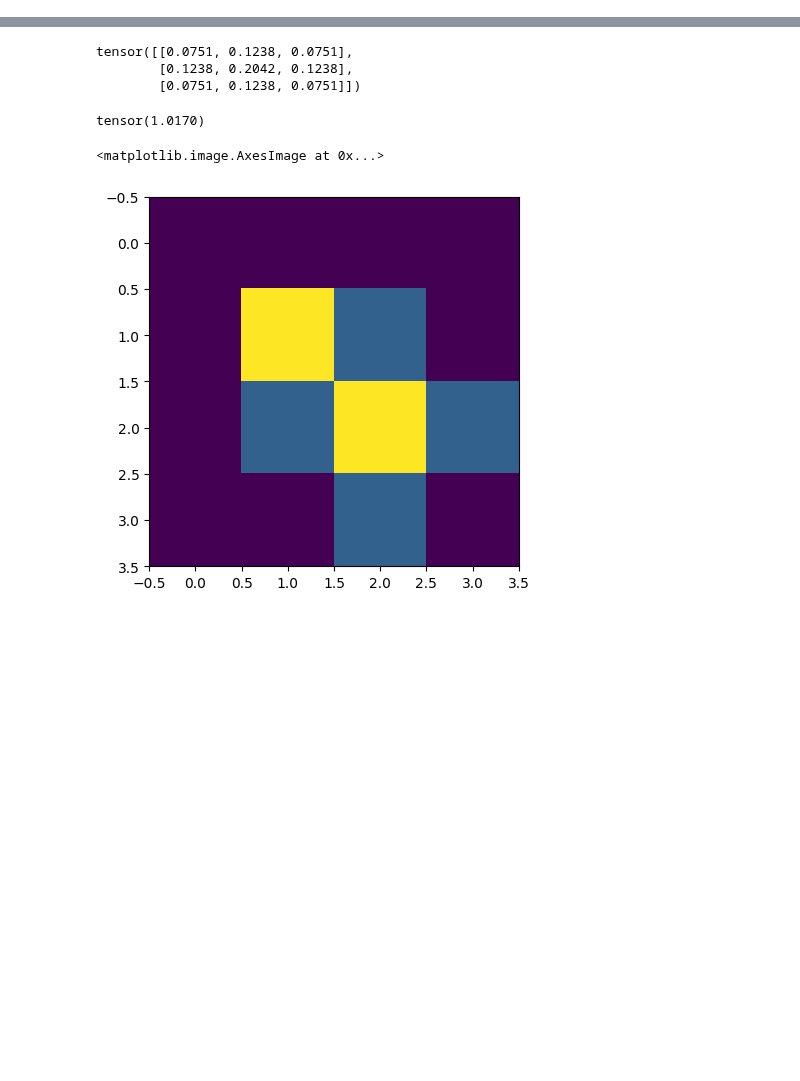
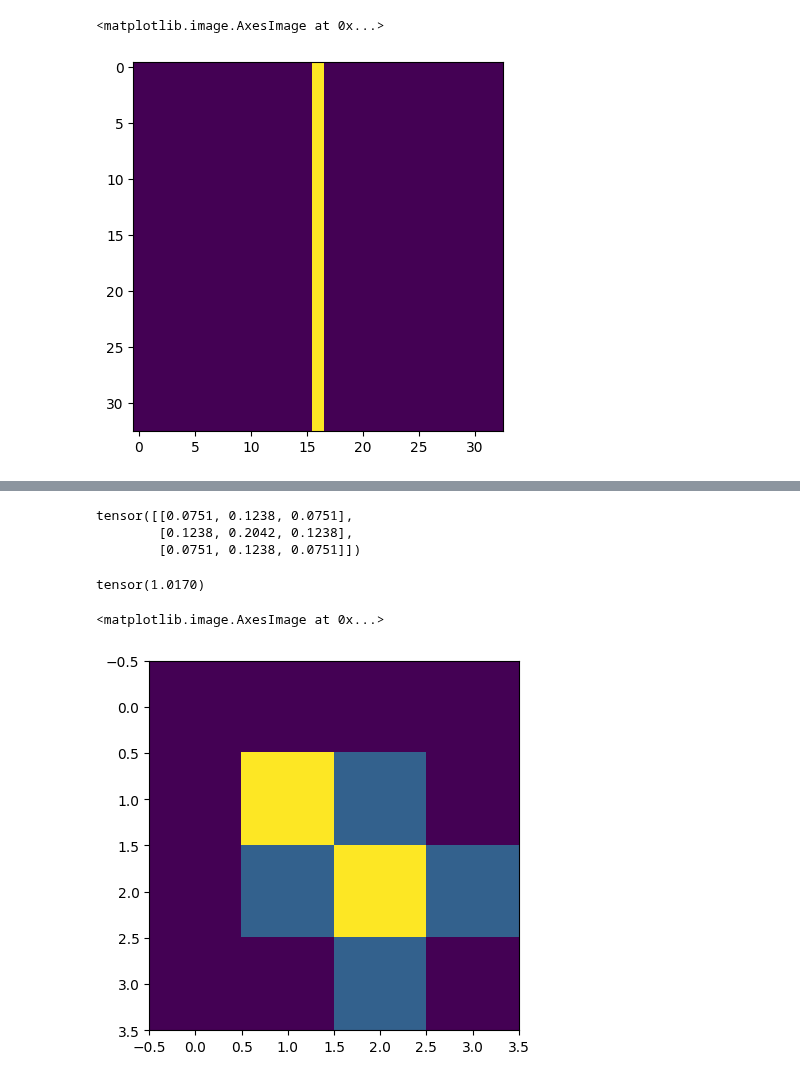
Before and after one commit to DavidRuhe/rail1, a Jupyter notebook: src/eqvit/notebooks/patch.ipynb, the cells around one changed output, grey strips where cells are left out. Saved outputs shown, nothing was run; the diff lists cells and outputs as text; code cells hidden in the pictures; blank space fills up the shorter version.

```diff
--- a/src/eqvit/notebooks/patch.ipynb
+++ b/src/eqvit/notebooks/patch.ipynb
@@ -16,16 +16,19 @@ plt.imshow(patch)
 # %%
 
-# # padding = math.ceil(patch.shape[0] * (math.sqrt(2) - 1) / 2)
-# # patch = torch.nn.functional.pad(patch, (padding, padding, padding, padding))
+# padding = math.ceil(patch.shape[0] * (math.sqrt(2) - 1) / 2)
+# patch = torch.nn.functional.pad(patch, (padding, padding, padding, padding))
 
-# upsample_image = torch.nn.functional.interpolate(patch[None, None], scale_factor=10)
+upsample_image = torch.nn.functional.interpolate(patch[None, None], scale_factor=10)
 
-# # padding = math.ceil(upsample_image.shape[2] * (math.sqrt(2) - 1) / 2)
-# # upsample_image = torch.nn.functional.pad(upsample_image, (padding, padding, padding, padding))
+# padding = math.ceil(upsample_image.shape[2] * (math.sqrt(2) - 1) / 2)
+# upsample_image = torch.nn.functional.pad(upsample_image, (padding, padding, padding, padding))
 
-# result = torch.nn.functional.interpolate(upsample_image, scale_factor=1/10)
+result = torch.nn.functional.interpolate(upsample_image, scale_factor=1/10)
 
-# plt.imshow(result[0, 0])
+plt.imshow(result[0, 0])
+# %% [output]
+<matplotlib.image.AxesImage at 0x...>
+[figure, added]
 # %%
 def rotate_image(image, radians):
 
```
Also changed, not shown: parts of 2 cells of this notebook, 1 other file.
